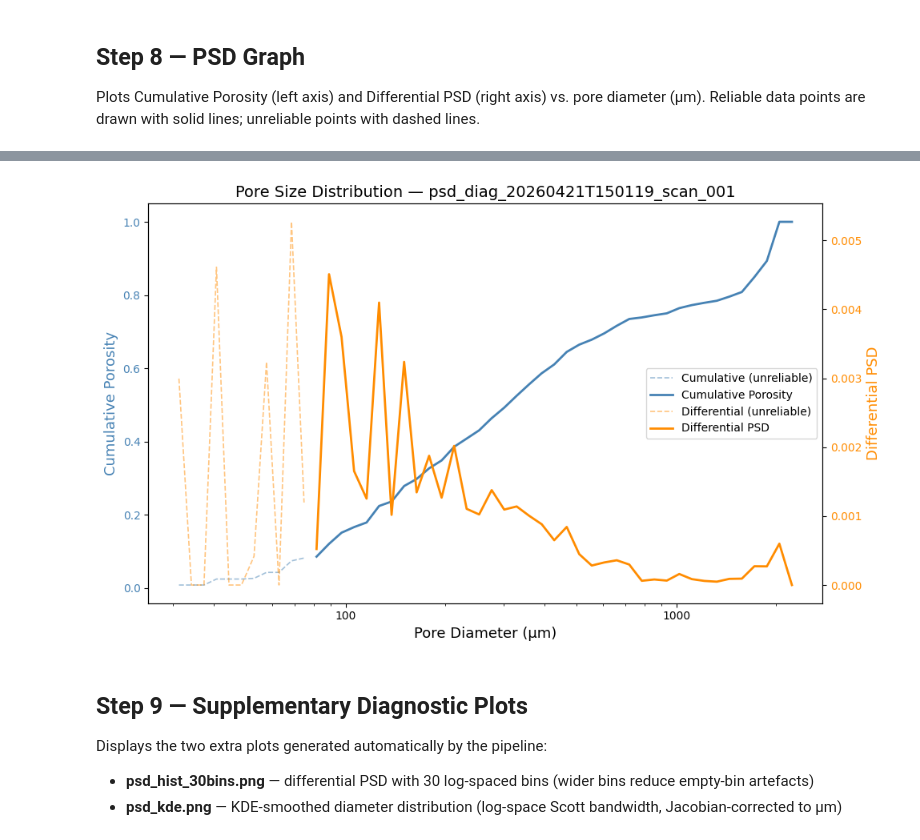
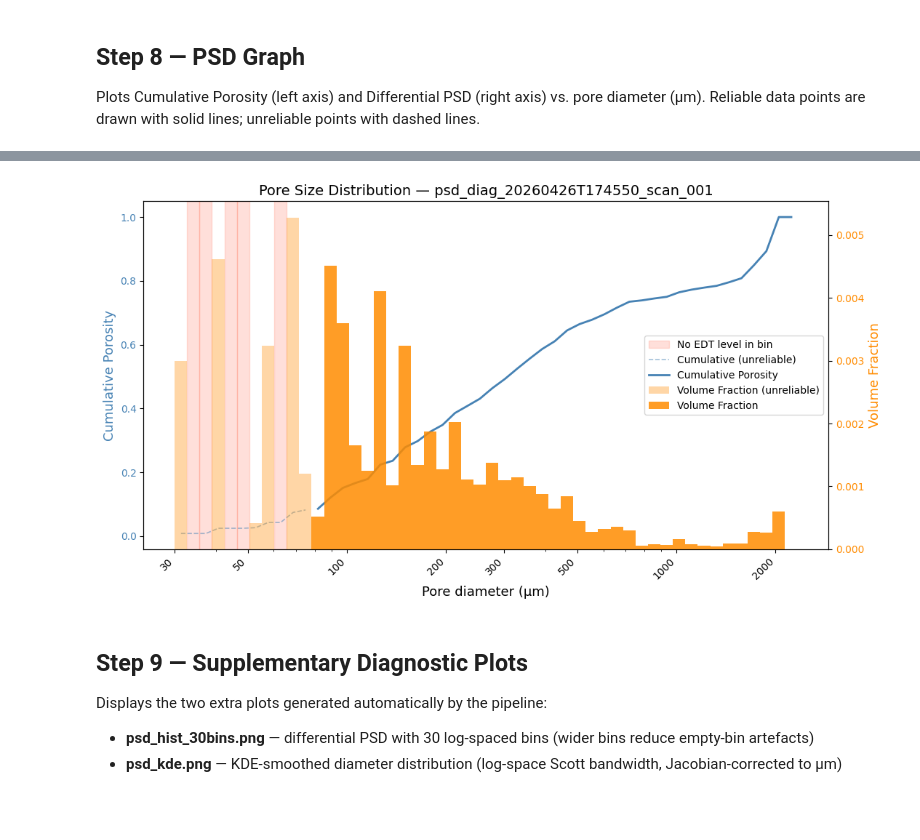
Before and after one commit to agrorony/nnUNet4SoilXrayCT, a Jupyter notebook: analysis/colab_psd_diagnostics.ipynb, the cells around one changed output, grey strips where cells are left out. Cells and saved outputs as stored; diff of their text form; code cells hidden in the pictures; blank space fills up the shorter version.

```diff
--- a/analysis/colab_psd_diagnostics.ipynb
+++ b/analysis/colab_psd_diagnostics.ipynb
@@ -235,9 +235,11 @@ Plots Cumulative Porosity (left axis) and Differential PSD (right axis) vs. pore
 Reliable data points are drawn with solid lines; unreliable points with dashed lines.
 # %%
 import json, pathlib
+import numpy as np
 import pandas as pd
 import matplotlib.pyplot as plt
 import matplotlib.ticker as ticker
+from matplotlib.patches import Patch
 
 # Locate the latest run folder
 run_folders = sorted(pathlib.Path(OUTPUT_ROOT).glob('psd_diag_*'))
@@ -249,13 +251,72 @@ print(f'Reading: {csv_path}')
 
 df = pd.read_csv(csv_path)
 
-rel  = df[df['is_reliable'] == True]
+# ── Load bin edges + voxel spacing for EDT gap computation ───────────────
+with open(latest / 'result_psd.json') as f:
+    result_data = json.load(f)
+with open(latest / 'config.json') as f:
+    config_data = json.load(f)
+
+bin_edges_um  = np.array(result_data.get('bin_edges_um', []))
+voxel_spacing = config_data.get('voxel_spacing')   # [dz, dy, dx] µm
+
+# ── Compute bar widths from bin edges ─────────────────────────────────────
+df = df.copy()
+if bin_edges_um.size > 1 and len(bin_edges_um) - 1 == len(df):
+    df['_bar_width'] = np.diff(bin_edges_um)
+else:
+    df['_bar_width'] = df['Diameter_um'] * 0.1
+
+rel   = df[df['is_reliable'] == True]
 unrel = df[df['is_reliable'] == False]
 
-fig, ax1 = plt.subplots(figsize=(10, 6))
+# ── Identify bins that contain NO theoretically possible EDT diameter ─────
+gap_bin_ranges = []   # [(lo_µm, hi_µm), ...]
+if bin_edges_um.size > 1 and voxel_spacing:
+    dz, dy, dx = [float(v) for v in voxel_spacing]
+    d_max = float(bin_edges_um[-1])
+    nz_max = min(int(np.ceil(d_max / (2.0 * dz))) + 1, 300)
+    ny_max = min(int(np.ceil(d_max / (2.0 * dy))) + 1, 300)
+    nx_max = min(int(np.ceil(d_max / (2.0 * dx))) + 1, 300)
+    nz_g, ny_g, nx_g = np.meshgrid(
+        np.arange(nz_max + 1, dtype=np.float64),
+        np.arange(ny_max + 1, dtype=np.float64),
+        np.arange(nx_max + 1, dtype=np.float64),
+        indexing='ij',
+    )
+    d_all = 2.0 * np.sqrt((dz * nz_g)**2 + (dy * ny_g)**2 + (dx * nx_g)**2)
+    theoretical_um = np.unique(
+        np.round(d_all[(d_all > 0) & (d_all <= d_max * 1.05)], 4)
+    )
+    for i in range(len(bin_edges_um) - 1):
+        lo, hi = float(bin_edges_um[i]), float(bin_edges_um[i + 1])
+        if (int(np.searchsorted(theoretical_um, lo, 'left')) ==
+                int(np.searchsorted(theoretical_um, hi, 'right'))):
+            gap_bin_ranges.append((lo, hi))
+    print(f'Structural EDT gaps: {len(gap_bin_ranges)} / {len(bin_edges_um)-1} bins')
+
+# ── Readable x-axis ticks ─────────────────────────────────────────────────
+d_lo = float(df['Diameter_um'].min())
+d_hi = float(df['Diameter_um'].max())
+nice_ticks = sorted({
+    float(m) * 10.0 ** e
+    for e in range(-1, 5)
+    for m in (1, 2, 3, 5)
+    if d_lo * 0.7 <= float(m) * 10.0 ** e <= d_hi * 1.4
+})
+
+# ── Plot ───────────────────────────────────────────────────────────────────
+fig, ax1 = plt.subplots(figsize=(11, 6))
 ax2 = ax1.twinx()
 
-# --- Cumulative Porosity (left axis) ---
+# Shade structural-gap bins behind all data lines
+first_gap = True
+for lo, hi in gap_bin_ranges:
+    ax1.axvspan(lo, hi, alpha=0.20, color='tomato', zorder=0,
+                label='No EDT level in bin' if first_gap else '')
+    first_gap = False
+
+# Cumulative Porosity (left axis)
 if not unrel.empty:
     ax1.plot(unrel['Diameter_um'], unrel['Cumulative_Porosity'],
              color='steelblue', linestyle='--', linewidth=1.2, alpha=0.5,
@@ -264,25 +325,26 @@ ax1.plot(rel['Diameter_um'], rel['Cumulative_Porosity'],
          color='steelblue', linestyle='-', linewidth=2,
          label='Cumulative Porosity')
 
-# --- Differential PSD (right axis) ---
+# Volume Fraction (right axis) — bar plot
 if not unrel.empty:
-    ax2.plot(unrel['Diameter_um'], unrel['Differential_PSD'],
-             color='darkorange', linestyle='--', linewidth=1.2, alpha=0.5,
-             label='Differential (unreliable)')
-ax2.plot(rel['Diameter_um'], rel['Differential_PSD'],
-         color='darkorange', linestyle='-', linewidth=2,
-         label='Differential PSD')
+    ax2.bar(unrel['Diameter_um'], unrel['Differential_PSD'],
+            width=unrel['_bar_width'].values, color='darkorange', alpha=0.35,
+            align='center', label='Volume Fraction (unreliable)')
+ax2.bar(rel['Diameter_um'], rel['Differential_PSD'],
+        width=rel['_bar_width'].values, color='darkorange', alpha=0.85,
+        align='center', label='Volume Fraction')
 
 ax1.set_xscale('log')
-ax1.set_xlabel('Pore Diameter (µm)', fontsize=13)
+ax1.set_xlabel('Pore diameter (µm)', fontsize=13)
 ax1.set_ylabel('Cumulative Porosity', color='steelblue', fontsize=13)
-ax2.set_ylabel('Differential PSD', color='darkorange', fontsize=13)
+ax2.set_ylabel('Volume Fraction', color='darkorange', fontsize=13)
 ax1.tick_params(axis='y', labelcolor='steelblue')
 ax2.tick_params(axis='y', labelcolor='darkorange')
-ax1.xaxis.set_major_formatter(ticker.ScalarFormatter())
+ax1.xaxis.set_major_locator(ticker.FixedLocator(nice_ticks))
+ax1.xaxis.set_major_formatter(ticker.FuncFormatter(lambda x, _: f'{x:.0f}'))
 ax1.xaxis.set_minor_formatter(ticker.NullFormatter())
+plt.setp(ax1.xaxis.get_majorticklabels(), rotation=45, ha='right')
 
-# Combined legend
 h1, l1 = ax1.get_legend_handles_labels()
 h2, l2 = ax2.get_legend_handles_labels()
 ax1.legend(h1 + h2, l1 + l2, loc='center right', fontsize=10)
@@ -295,4 +358,4 @@ Reading: C:\Users\rony.schwartz\Documents\psd_resources\outputs\psd_diag_2026042
-[figure, old version]
+[figure, new version]
 # %% [markdown]
 ## Step 9 — Supplementary Diagnostic Plots
 
```
Also changed, not shown: parts of 5 cells of this notebook, 2 other files.
